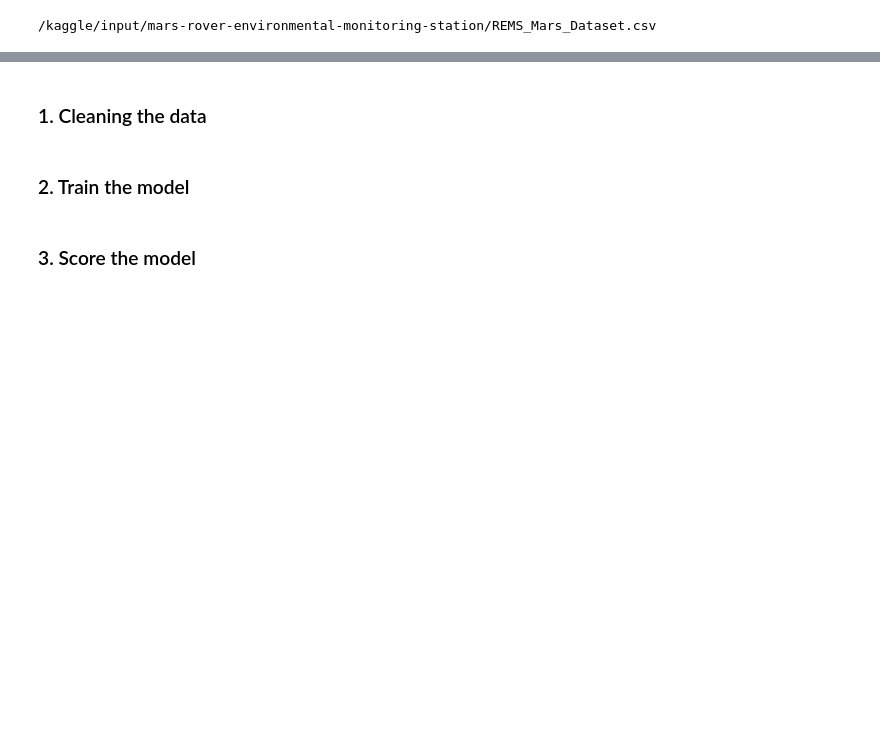
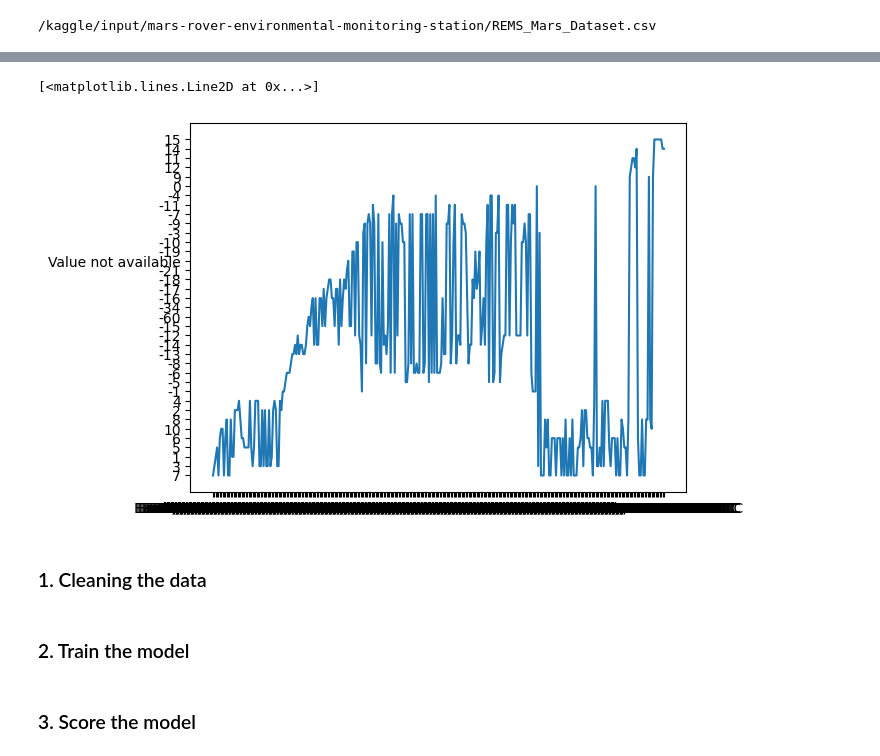
Before and after one commit to bcvilnrotter/kaggle-repos, a Jupyter notebook: mars-rover-machine-learning-1072024.ipynb, the cells around one changed output, grey strips where cells are left out. Cells and saved outputs as stored; diff of their text form; code cells hidden in the pictures; blank space fills up the shorter version.

```diff
--- a/mars-rover-machine-learning-1072024.ipynb
+++ b/mars-rover-machine-learning-1072024.ipynb
@@ -25,2 +62,8 @@ from sklearn import linear_model
+# %%
+fig,axes = plt.subplots()
+axes.plot(sample_df['earth_date_time'],sample_df['max_air_temp(°C)'])
+# %% [output]
+[<matplotlib.lines.Line2D at 0x...>]
+[figure, added]
 # %% [markdown]
 ### 1. Cleaning the data
```
Also changed, not shown: parts of 8 cells of this notebook.
